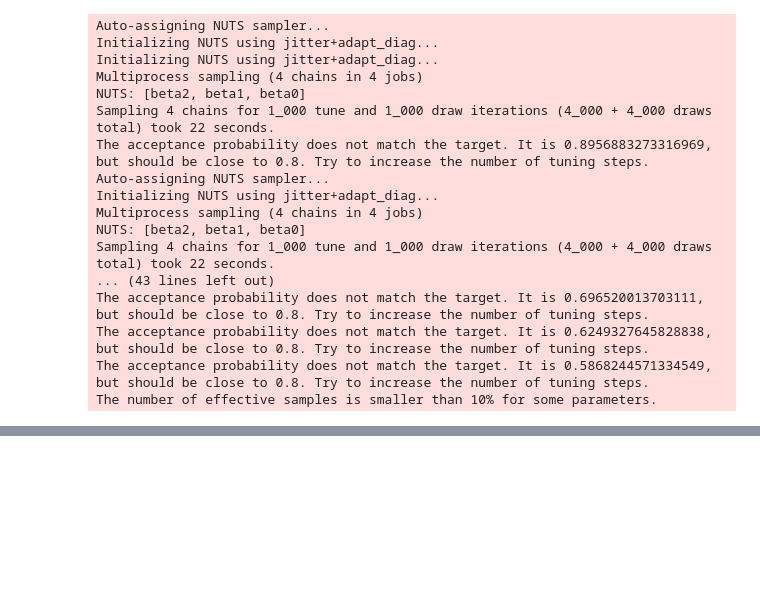
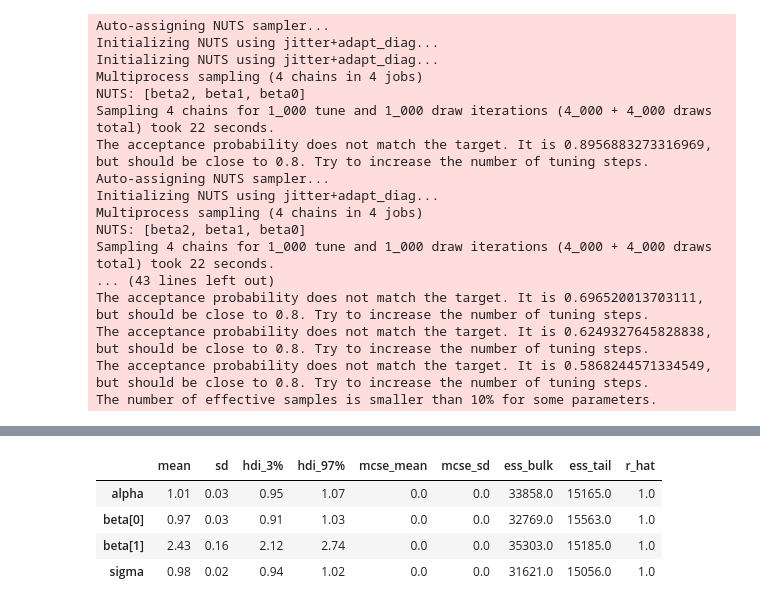
Before and after one commit to rmateusc/bayes-homelessness, a Jupyter notebook: src/bayes_implementation.ipynb, the cells around one changed output, grey strips where cells are left out. Drawn from its saved outputs; the diff is of its cells as text; code cells hidden in the pictures; blank space fills up the shorter version.

```diff
--- a/src/bayes_implementation.ipynb
+++ b/src/bayes_implementation.ipynb
@@ -352,0 +407,8 @@ The number of effective samples is smaller than 10% for some parameters.
+# %%
+pm.summary(trace).round(2)
+# %% [output]
+|  | mean | sd | hdi_3% | hdi_97% | mcse_mean | mcse_sd | ess_bulk | ess_tail | r_hat |
+| alpha | 1.01 | 0.03 | 0.95 | 1.07 | 0.0 | 0.0 | 33858.0 | 15165.0 | 1.0 |
+| beta[0] | 0.97 | 0.03 | 0.91 | 1.03 | 0.0 | 0.0 | 32769.0 | 15563.0 | 1.0 |
+| beta[1] | 2.43 | 0.16 | 2.12 | 2.74 | 0.0 | 0.0 | 35303.0 | 15185.0 | 1.0 |
+| sigma | 0.98 | 0.02 | 0.94 | 1.02 | 0.0 | 0.0 | 31621.0 | 15056.0 | 1.0 |
```
Also changed, not shown: parts of 23 cells of this notebook.
